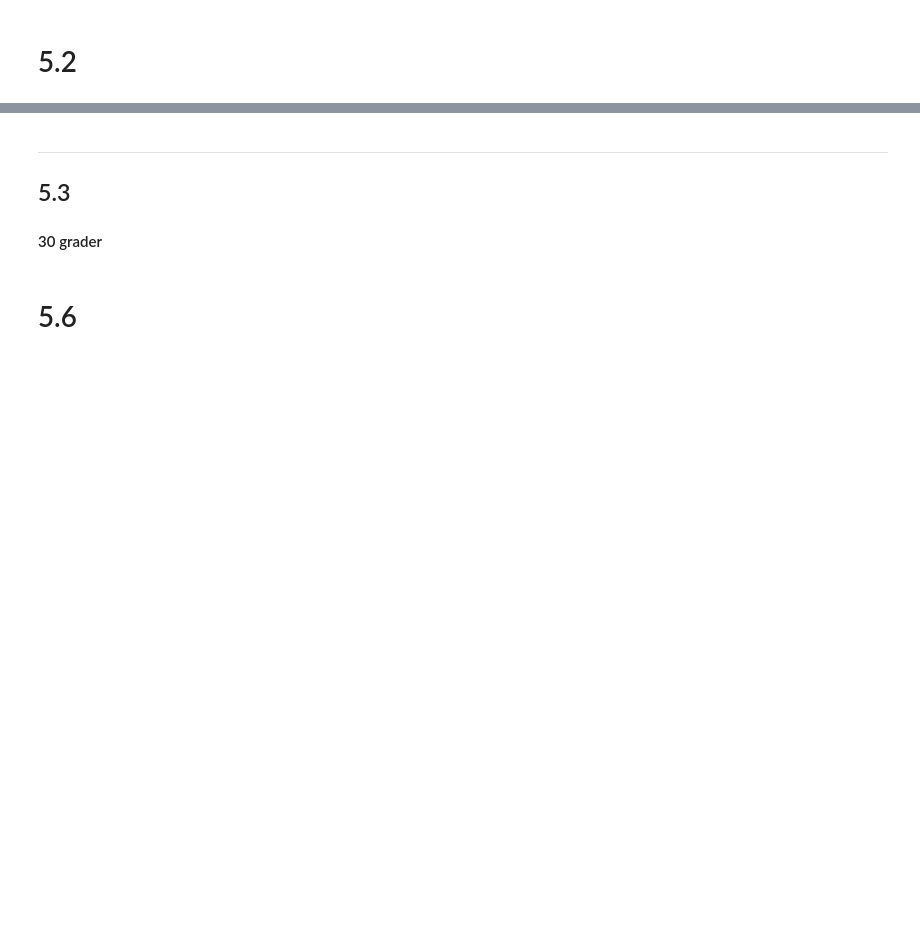
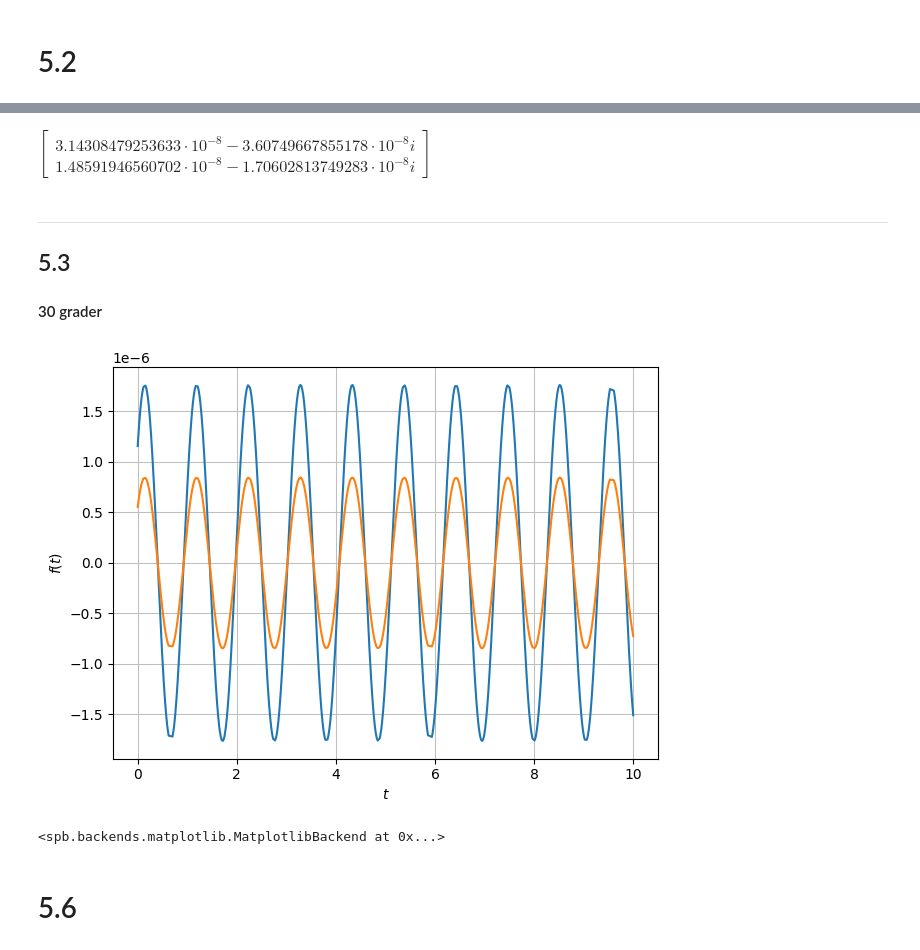
Before and after one commit to Apros7/Mat1Project, a Jupyter notebook: Opg 5.6 + 5.7.ipynb, the cells around one changed output, grey strips where cells are left out. Saved outputs shown, nothing was run; the diff lists cells and outputs as text; code cells hidden in the pictures; blank space fills up the shorter version.

```diff
--- a/Opg 5.6 + 5.7.ipynb
+++ b/Opg 5.6 + 5.7.ipynb
@@ -58,6 +58,10 @@ z_tilde_50 = Matrix([z150, z250])
 z170 = x70[0]
 z270 = x70[1]
 z_tilde_70 = Matrix([z170, z270])
+
+display(z_tilde_30.subs(omega, 1).evalf())
+# %% [output]
+$\displaystyle \left[\begin{matrix}3.14308479253633 \cdot 10^{-8} - 3.60749667855178 \cdot 10^{-8} i\\1.48591946560702 \cdot 10^{-8} - 1.70602813749283 \cdot 10^{-8} i\end{matrix}\right]$
 # %% [markdown]
 ---
 ## 5.3
@@ -65,16 +69,19 @@ z_tilde_70 = Matrix([z170, z270])
 # %%
 Ap1 = abs(z130)
 Ap2 = abs(z230)
 
 phip1 = arg(z130)
 phip2 = arg(z230)
 
 omegaer = [6, 7, 8, 9, 10.5]
 
 yp = Matrix([Ap1*cos(omega*t+phip1), Ap2*cos(omega*t+phip2)])
 yp = yp.subs(omega, 6)
 
-# dtuplot.plot(yp[0], yp[1], (t, 0, 10), legend=False)
+dtuplot.plot(yp[0], yp[1], (t, 0, 10), legend=False)
+# %% [output]
+[figure, added]
+<spb.backends.matplotlib.MatplotlibBackend at 0x...>
 # %% [markdown]
 # 5.6
 # %% [markdown]
```
Also changed, not shown: parts of 11 cells of this notebook.
